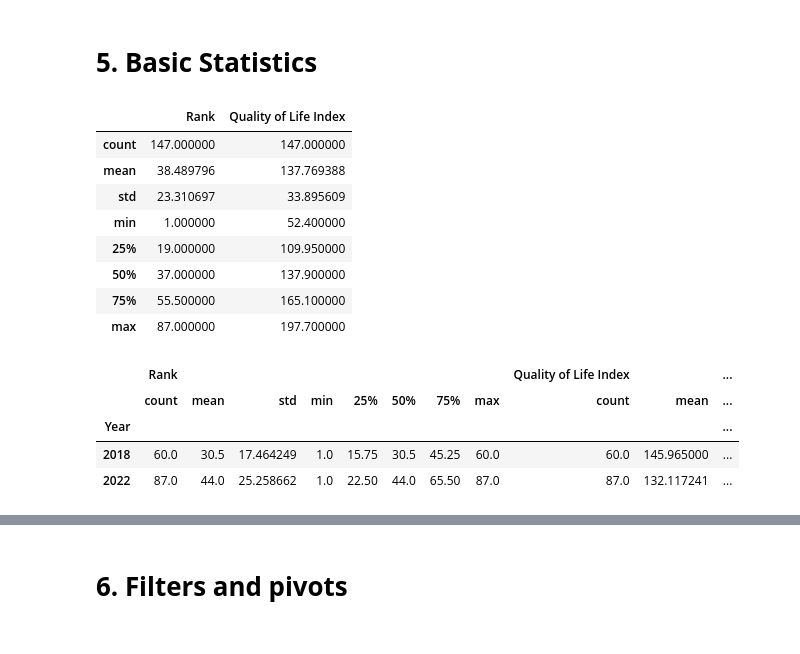
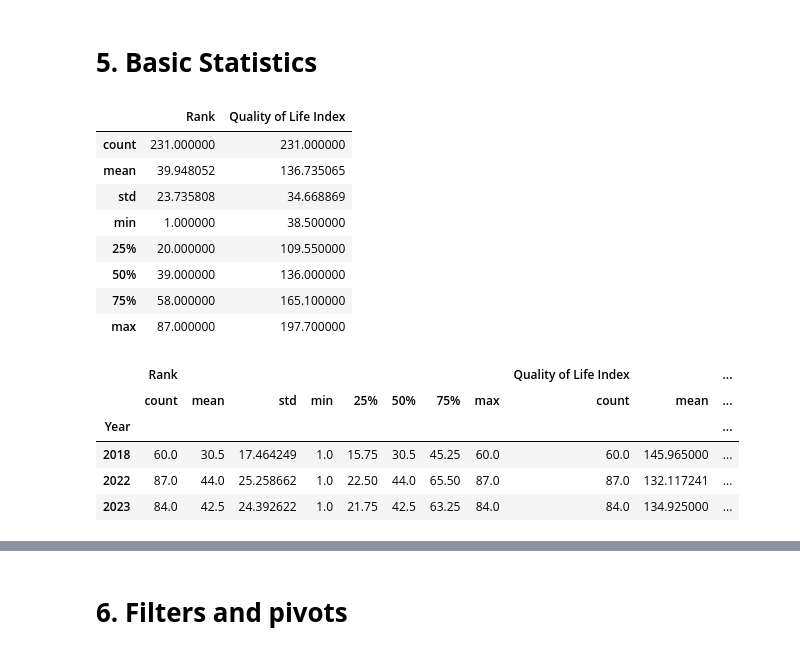
Before and after one commit to vvega7/Chanel7, a Jupyter notebook: Quality_of_life(exam_2).ipynb, the cells around one changed output, grey strips where cells are left out. Drawn from its saved outputs; the diff is of its cells as text; code cells hidden in the pictures.

```diff
--- a/Quality_of_life(exam_2).ipynb
+++ b/Quality_of_life(exam_2).ipynb
@@ -15,12 +15,12 @@ from plotly.subplots import make_subplots
 # %% [markdown]
 #**2. Import**
 # %%
-# Save the path o the file
-p = '/content/calidad.xlsx'
+# Save the path
+p = '/content/calidad 2.xlsx'
 
 # Read the file
 d = pd.read_excel(p)
 
-#check
+# Check
 d.info()
 # %% [output]
@@ -71,13 +89,13 @@ p.head()
 #**A few more thing**
 # %%
 # (optional) Duplicate the dataframe
-pp = d
+dd = d
 # %%
 # Duplicate year variable
-pp["Year_str"] = pp["Year"].astype(str)
+dd["Year_str"] = dd["Year"].astype(str)
 
 # check
-pp.head()
+dd.head()
 # %% [output]
 |  | Year | Rank | Country | Quality of Life Index | Purchasing Power Index | Safety Index | ... |
 | 0 | 2018 | 1 | Denmark | 197.7 | 117.5 | 78.0 | ... |
@@ -89,15 +107,15 @@ pp.head()
 **4. Indexing**
 # %%
 # create an index
-idx = pd.MultiIndex.from_product([pp['Country'].unique(),
-                                range(pp.Year.min(),pp.Year.max()+1)],
+idx = pd.MultiIndex.from_product([dd['Country'].unique(),
+                                range(dd.Year.min(),dd.Year.max()+1)],
                                  names = ['Country','Year'])
 
 # Reindex the Quality of live
-pp = pp.set_index(['Country','Year'])
+dd = dd.set_index(['Country','Year'])
 
 # Check
-pp.head()
+dd.head()
 # %% [output]
 |  |  | Rank | Quality of Life Index | Purchasing Power Index | Safety Index | Health Care Index | ... |
 | Country | Year |  |  |  |  |  | ... |
@@ -110,25 +128,26 @@ pp.head()
 # **5. Basic Statistics**
 # %%
 # By variable
-pp[['Rank','Quality of Life Index']].describe()
+dd[['Rank','Quality of Life Index']].describe()
 # %% [output]
 |  | Rank | Quality of Life Index |
-| count | 147.000000 | 147.000000 |
-| mean | 38.489796 | 137.769388 |
-| std | 23.310697 | 33.895609 |
-| min | 1.000000 | 52.400000 |
-| 25% | 19.000000 | 109.950000 |
-| 50% | 37.000000 | 137.900000 |
-| 75% | 55.500000 | 165.100000 |
+| count | 231.000000 | 231.000000 |
+| mean | 39.948052 | 136.735065 |
+| std | 23.735808 | 34.668869 |
+| min | 1.000000 | 38.500000 |
+| 25% | 20.000000 | 109.550000 |
+| 50% | 39.000000 | 136.000000 |
+| 75% | 58.000000 | 165.100000 |
 | max | 87.000000 | 197.700000 |
 # %%
 # By variable and by year
-pp[['Rank','Quality of Life Index']].groupby('Year').describe()
+dd[['Rank','Quality of Life Index']].groupby('Year').describe()
 # %% [output]
 |  | Rank |  |  |  |  |  |  |  | Quality of Life Index |  | ... |
 |  | count | mean | std | min | 25% | 50% | 75% | max | count | mean | ... |
 | Year |  |  |  |  |  |  |  |  |  |  | ... |
 | 2018 | 60.0 | 30.5 | 17.464249 | 1.0 | 15.75 | 30.5 | 45.25 | 60.0 | 60.0 | 145.965000 | ... |
 | 2022 | 87.0 | 44.0 | 25.258662 | 1.0 | 22.50 | 44.0 | 65.50 | 87.0 | 87.0 | 132.117241 | ... |
+| 2023 | 84.0 | 42.5 | 24.392622 | 1.0 | 21.75 | 42.5 | 63.25 | 84.0 | 84.0 | 134.925000 | ... |
 # %%
 # By variable and by country
```
Also changed, not shown: parts of 11 cells of this notebook.
